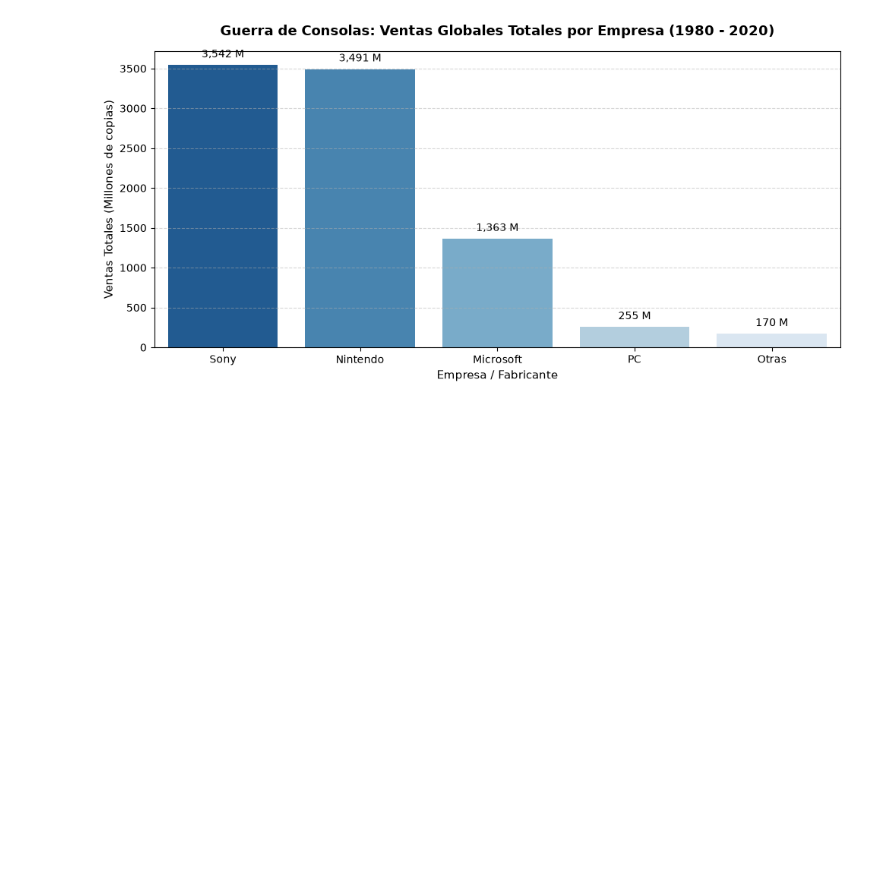
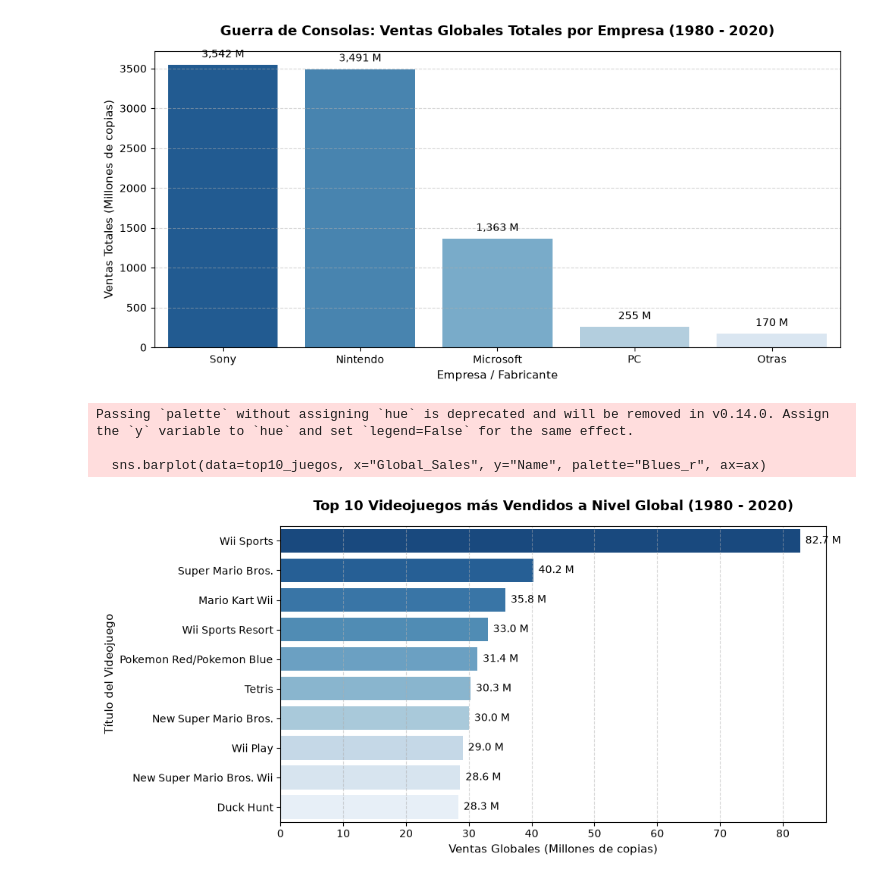
Before and after one commit to lucasandresponce/proyecto-final-videojuegos-, a Jupyter notebook: notebook.ipynb, the cells around one changed output. Drawn from its saved outputs; the diff is of its cells as text; code cells hidden in the pictures; blank space fills up the shorter version.

```diff
--- a/notebook.ipynb
+++ b/notebook.ipynb
@@ -280,3 +280,33 @@ Passing `palette` without assigning `hue` is deprecated and will be removed in v
 
   sns.barplot(data=ventas_empresa, x="Empresa", y="Global_Sales", palette="Blues_r", ax=ax)
 [figure]
+# %%
+import matplotlib.pyplot as plt
+import seaborn as sns
+
+#  los 10 videojuegos con mayores ventas globales
+top10_juegos = df_limpio.sort_values(by="Global_Sales", ascending=False).head(10)
+
+# Creación del gráfico de barras horizontal
+fig, ax = plt.subplots(figsize=(10, 5))
+sns.barplot(data=top10_juegos, x="Global_Sales", y="Name", palette="Blues_r", ax=ax)
+
+ax.set_title("Top 10 Videojuegos más Vendidos a Nivel Global (1980 - 2020)", fontsize=13, fontweight="bold", pad=15)
+ax.set_xlabel("Ventas Globales (Millones de copias)", fontsize=11)
+ax.set_ylabel("Título del Videojuego", fontsize=11)
+ax.grid(axis="x", linestyle="--", alpha=0.5)
+
+# Agregamos las etiquetas de datos al final de cada barra
+for p in ax.patches:
+    ancho = p.get_width()
+    ax.annotate(f'{ancho:.1f} M',
+                (ancho, p.get_y() + p.get_height() / 2.),
+                ha='left', va='center', fontsize=10, xytext=(5, 0), textcoords='offset points')
+
+plt.tight_layout()
+plt.show()
+# %% [output]
+Passing `palette` without assigning `hue` is deprecated and will be removed in v0.14.0. Assign the `y` variable to `hue` and set `legend=False` for the same effect.
+
+  sns.barplot(data=top10_juegos, x="Global_Sales", y="Name", palette="Blues_r", ax=ax)
+[figure, added]
```
